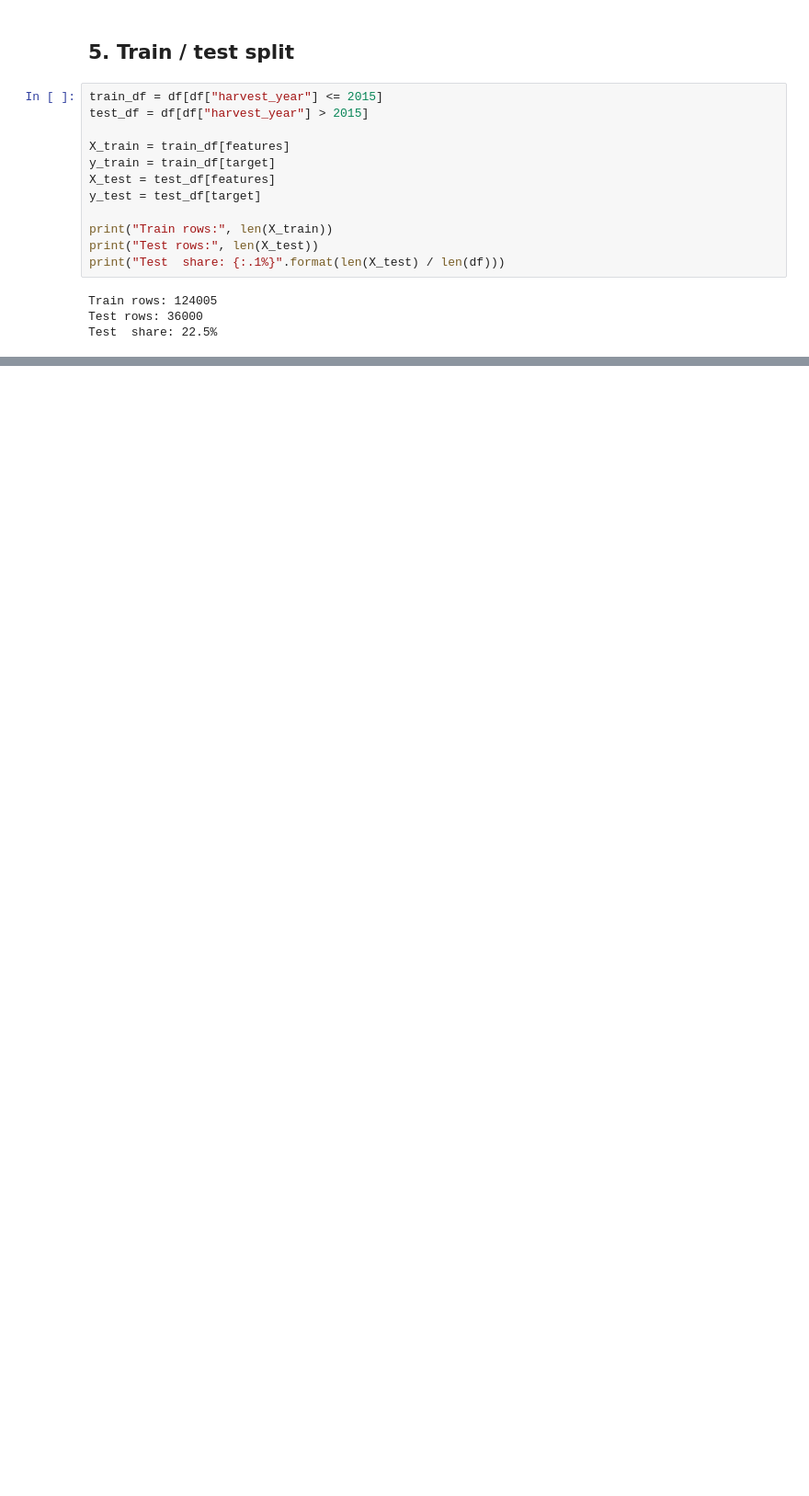
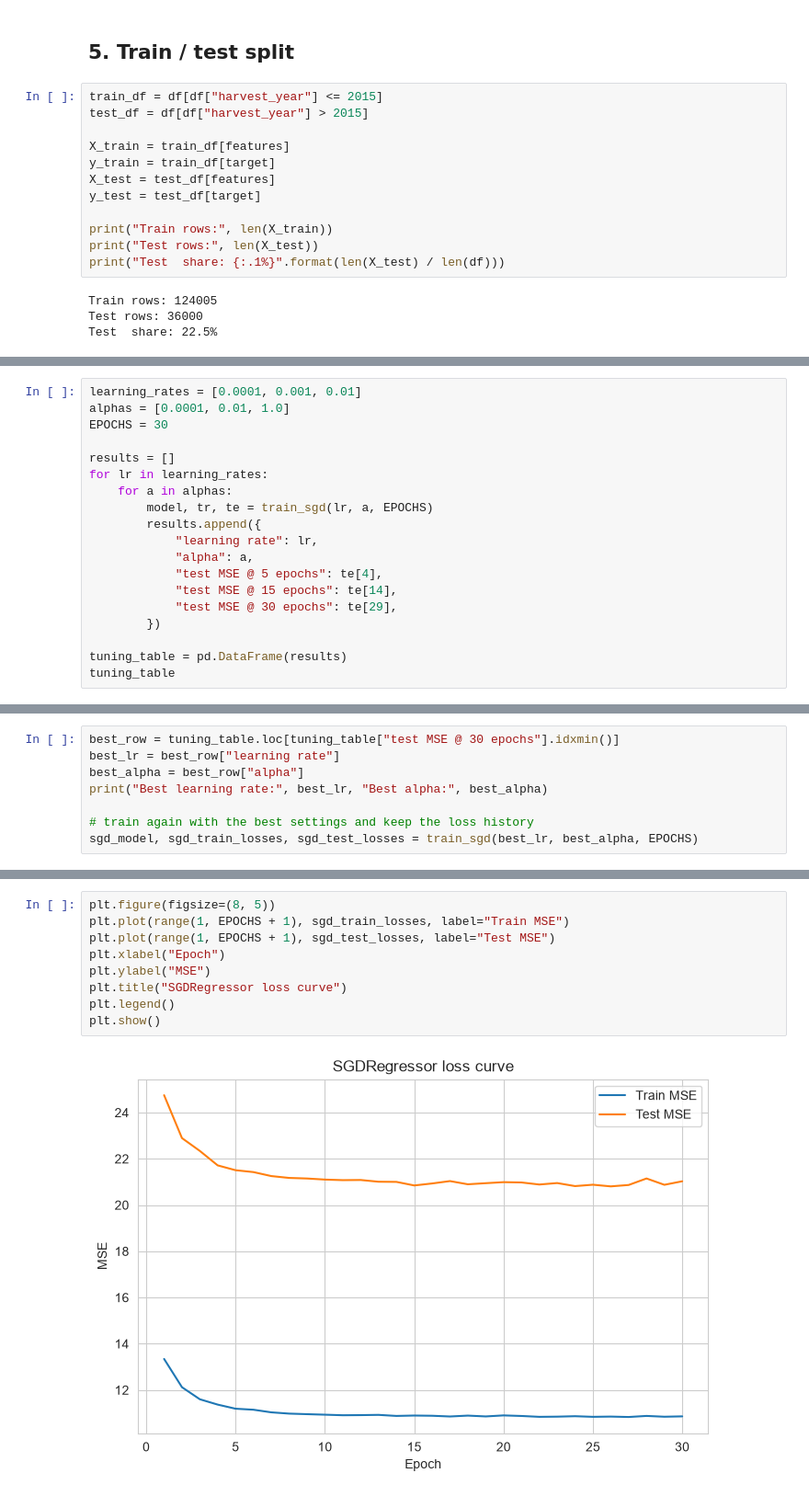
Before and after one commit to Queenu-7/linear-regression-summative, a Jupyter notebook: linear_regression/multivariate.ipynb, the cells around one changed output, grey strips where cells are left out. Shown at 92% size. Drawn from its saved outputs; the diff is of its cells as text; blank space fills up the shorter version.

```diff
--- a/linear_regression/multivariate.ipynb
+++ b/linear_regression/multivariate.ipynb
@@ -211,0 +252,19 @@ Test  share: 22.5%
+# %%
+learning_rates = [0.0001, 0.001, 0.01]
+alphas = [0.0001, 0.01, 1.0]
+EPOCHS = 30
+
+results = []
+for lr in learning_rates:
+    for a in alphas:
+        model, tr, te = train_sgd(lr, a, EPOCHS)
+        results.append({
+            "learning rate": lr,
+            "alpha": a,
+            "test MSE @ 5 epochs": te[4],
+            "test MSE @ 15 epochs": te[14],
+            "test MSE @ 30 epochs": te[29],
+        })
+
+tuning_table = pd.DataFrame(results)
+tuning_table
@@ -211,0 +282,8 @@ Test  share: 22.5%
+# %%
+best_row = tuning_table.loc[tuning_table["test MSE @ 30 epochs"].idxmin()]
+best_lr = best_row["learning rate"]
+best_alpha = best_row["alpha"]
+print("Best learning rate:", best_lr, "Best alpha:", best_alpha)
+
+# train again with the best settings and keep the loss history
+sgd_model, sgd_train_losses, sgd_test_losses = train_sgd(best_lr, best_alpha, EPOCHS)
@@ -211,0 +294,11 @@ Test  share: 22.5%
+# %%
+plt.figure(figsize=(8, 5))
+plt.plot(range(1, EPOCHS + 1), sgd_train_losses, label="Train MSE")
+plt.plot(range(1, EPOCHS + 1), sgd_test_losses, label="Test MSE")
+plt.xlabel("Epoch")
+plt.ylabel("MSE")
+plt.title("SGDRegressor loss curve")
+plt.legend()
+plt.show()
+# %% [output]
+[figure, added]
```
Also changed, not shown: parts of 30 cells of this notebook.
